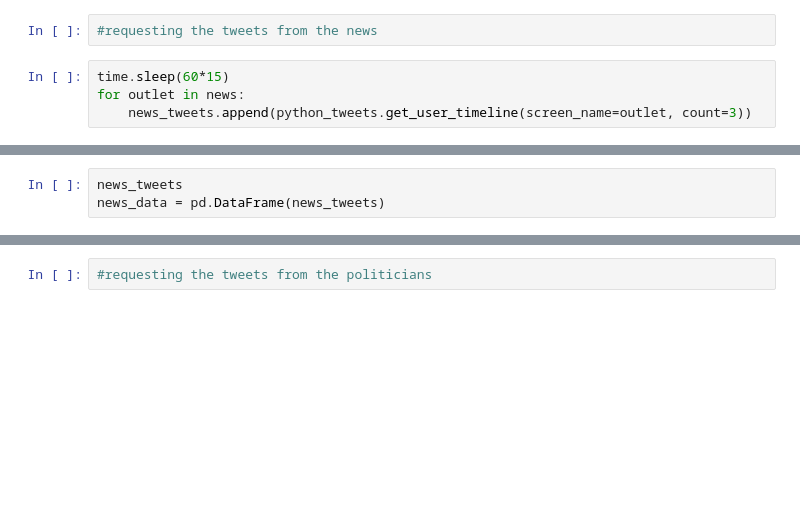
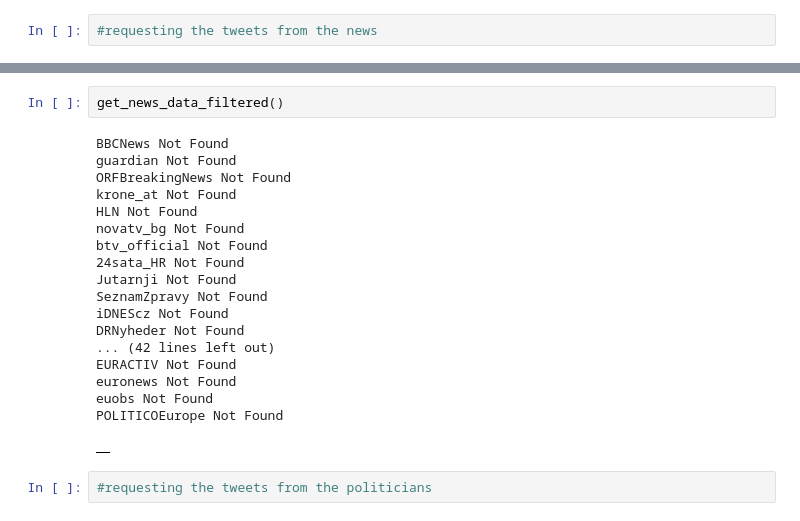
Before and after one commit to EstefaniaVB/LexAI, a Jupyter notebook: notebooks/Estefania Twitter News.ipynb, the cells around one changed output, grey strips where cells are left out. Saved outputs shown, nothing was run; the diff lists cells and outputs as text; blank space fills up the shorter version.

```diff
--- a/notebooks/Estefania Twitter News.ipynb
+++ b/notebooks/Estefania Twitter News.ipynb
@@ -110,7 +127,3 @@ import time
 news_tweets=[]
 # %%
 #requesting the tweets from the news
-# %%
-time.sleep(60*15)
-for outlet in news:
-    news_tweets.append(python_tweets.get_user_timeline(screen_name=outlet, count=3))
@@ -141,3 +129,0 @@ _temp
-# %%
-news_tweets
-news_data = pd.DataFrame(news_tweets)
@@ -189,2 +170,23 @@ for column in news_data:
+# %%
+get_news_data_filtered()
+# %% [output]
+BBCNews Not Found
+guardian Not Found
+ORFBreakingNews Not Found
+krone_at Not Found
+HLN Not Found
+novatv_bg Not Found
+btv_official Not Found
+24sata_HR Not Found
+Jutarnji Not Found
+SeznamZpravy Not Found
+iDNEScz Not Found
+DRNyheder Not Found
+... (42 lines left out)
+EURACTIV Not Found
+euronews Not Found
+euobs Not Found
+POLITICOEurope Not Found
+|  |
 # %%
 #requesting the tweets from the politicians
```
Also changed, not shown: parts of 13 cells of this notebook.
